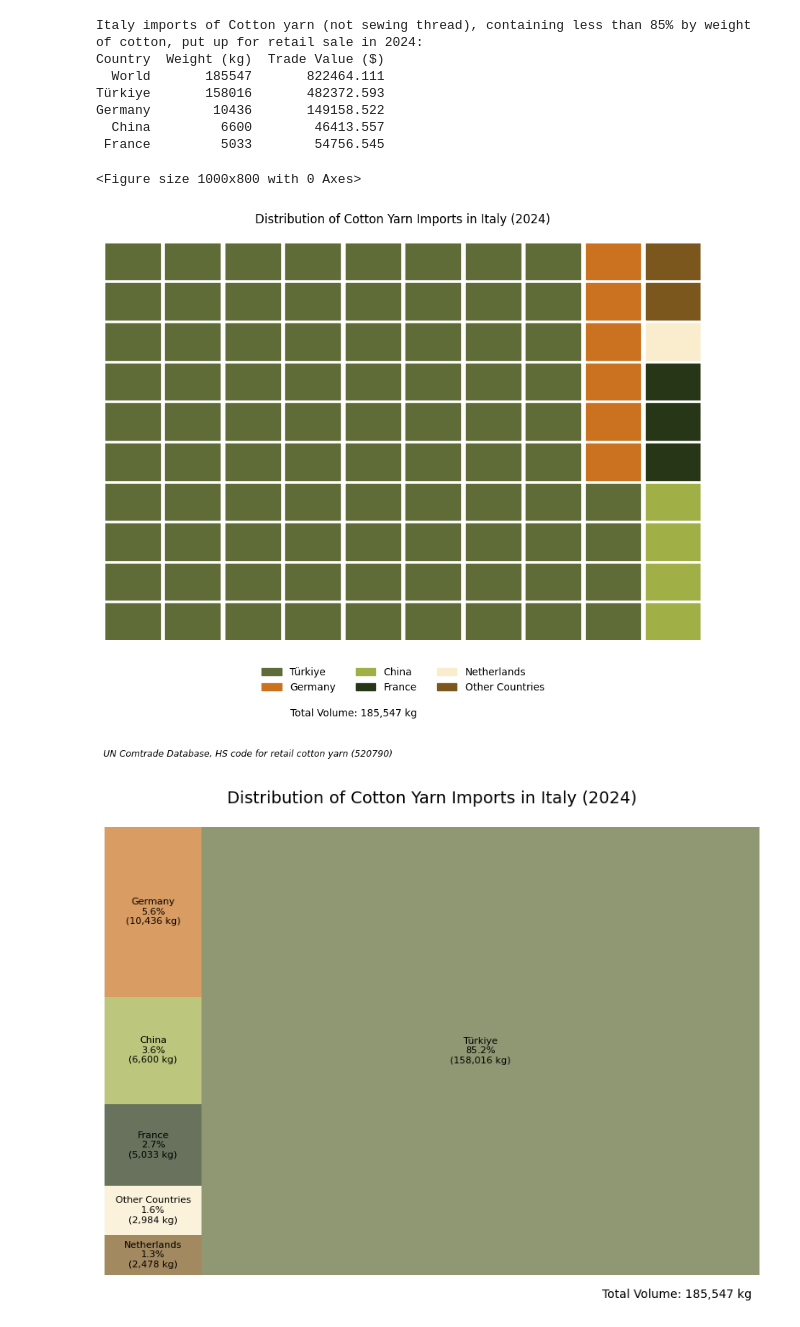
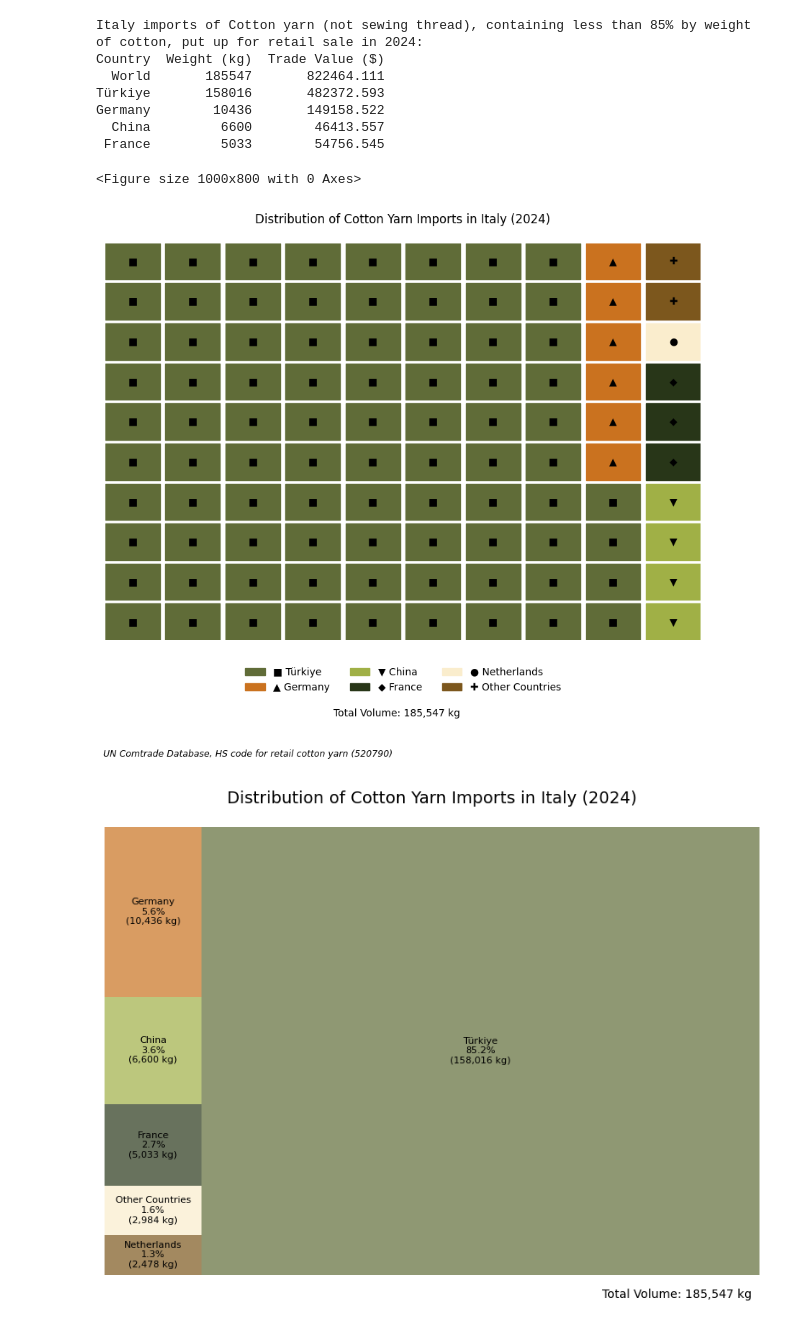
Before and after one commit to GorlemZ/sci-vis, a Jupyter notebook: craft/Craft.ipynb, the cells around one changed output. Drawn from its saved outputs; the diff is of its cells as text; code cells hidden in the pictures.

```diff
--- a/craft/Craft.ipynb
+++ b/craft/Craft.ipynb
@@ -77,43 +77,61 @@ colors = [
     "#7c571d",
 ]
 
+# adding symbols for accessibility legend
+symbols = ["■", "▲", "▼", "◆", "●", "✚"]
+categories = list(data.keys())
+cat_to_symbol = {cat: sym for cat, sym in zip(categories, symbols)}
+
 plt.figure(figsize=(10, 8))
 fig = plt.figure(
     FigureClass=Waffle,
     rows=10,  # 10x10 grid
     values=data,
     colors=colors,
     title={
         "label": "Distribution of Cotton Yarn Imports in Italy (2024)",
         "loc": "center",
         "pad": 20,
     },
     labels=[f"{k}" for k in data.keys()],
     legend={
+        "labels": [f"{sym} {cat}" for cat, sym in cat_to_symbol.items()],
         "loc": "center",
         "bbox_to_anchor": (0.5, -0.1),
         "ncol": 3,
         "framealpha": 0,
         "fontsize": "medium",
     },
     block_aspect_ratio=1.5,
     interval_ratio_x=0.1,
     interval_ratio_y=0.1,
     figsize=(12, 7),
 )
 
+ax = plt.gca()
 
+for patch, (cat, value) in zip(
+    ax.patches, [(k, v) for k, v in data.items() for _ in range(v)]
+):
+    x, y = patch.get_x() + patch.get_width() / 2, patch.get_y() + patch.get_height() / 2
+    ax.text(x, y, cat_to_symbol[cat], ha="center", va="center", fontsize=10, color="black")
 
 total_volume = f"Total Volume: {int(total_weight):,} kg"
-plt.figtext(0.30, -0.02, total_volume, ha="center", fontsize=10)
+plt.figtext(0.35, -0.02, total_volume, ha="center", fontsize=10)
 
-fig.text(0.01, -0.1, "UN Comtrade Database, HS code for retail cotton yarn (520790)",
-         fontsize=9, style='italic', ha='left')
+fig.text(
+    0.01,
+    -0.1,
+    "UN Comtrade Database, HS code for retail cotton yarn (520790)",
+    fontsize=9,
+    style="italic",
+    ha="left",
+)
 plt.tight_layout()
 plt.show()
 # %% [output]
 <Figure size 1000x800 with 0 Axes>
-[figure, old version]
+[figure, new version]
 # %%
 import squarify
 import matplotlib.pyplot as plt
```
Also changed, not shown: 6 other files.
